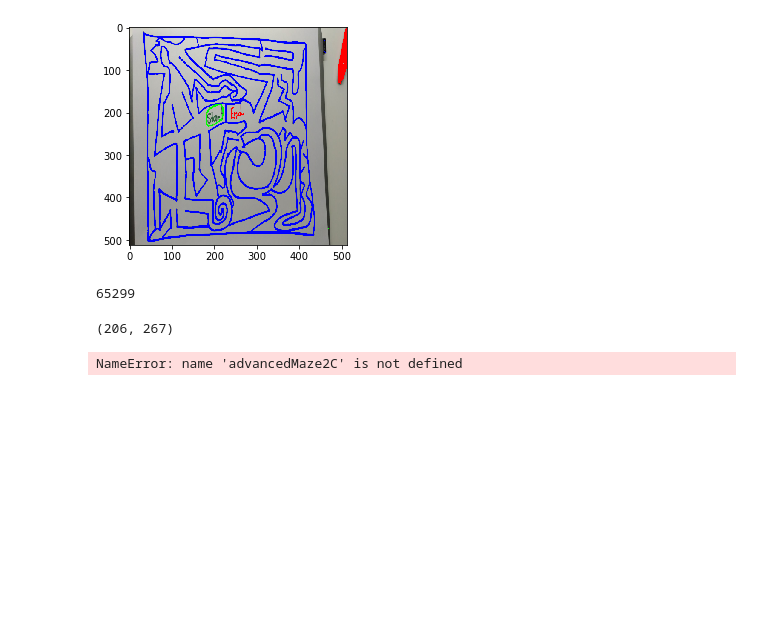
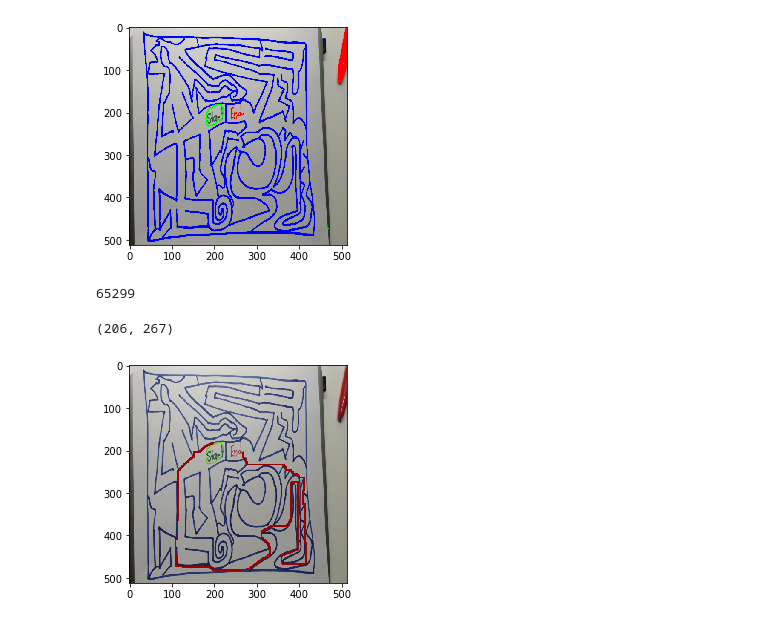
Before and after one commit to Eyecandy/mazeSolver, a Jupyter notebook: MazeSolver.ipynb, the cells around one changed output. Saved outputs shown, nothing was run; the diff lists cells and outputs as text; code cells hidden in the pictures; blank space fills up the shorter version.

```diff
--- a/MazeSolver.ipynb
+++ b/MazeSolver.ipynb
@@ -528,7 +528,7 @@ while xend not in greenS:
 # %% [output]
 (206, 267)
 # %%
-plt.imshow(advancedMaze2C)
+plt.imshow(a2)
 plt.show()
 # %% [output]
-NameError: name 'advancedMaze2C' is not defined
+[figure, added]
```
